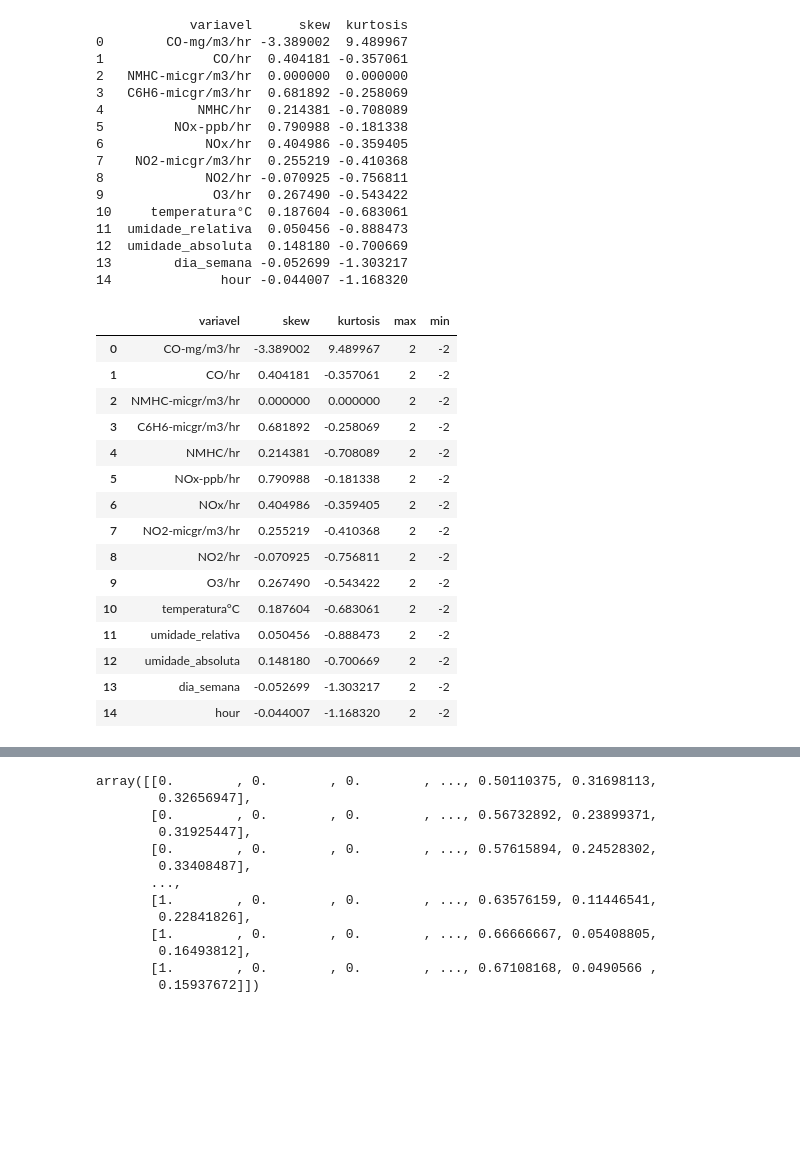
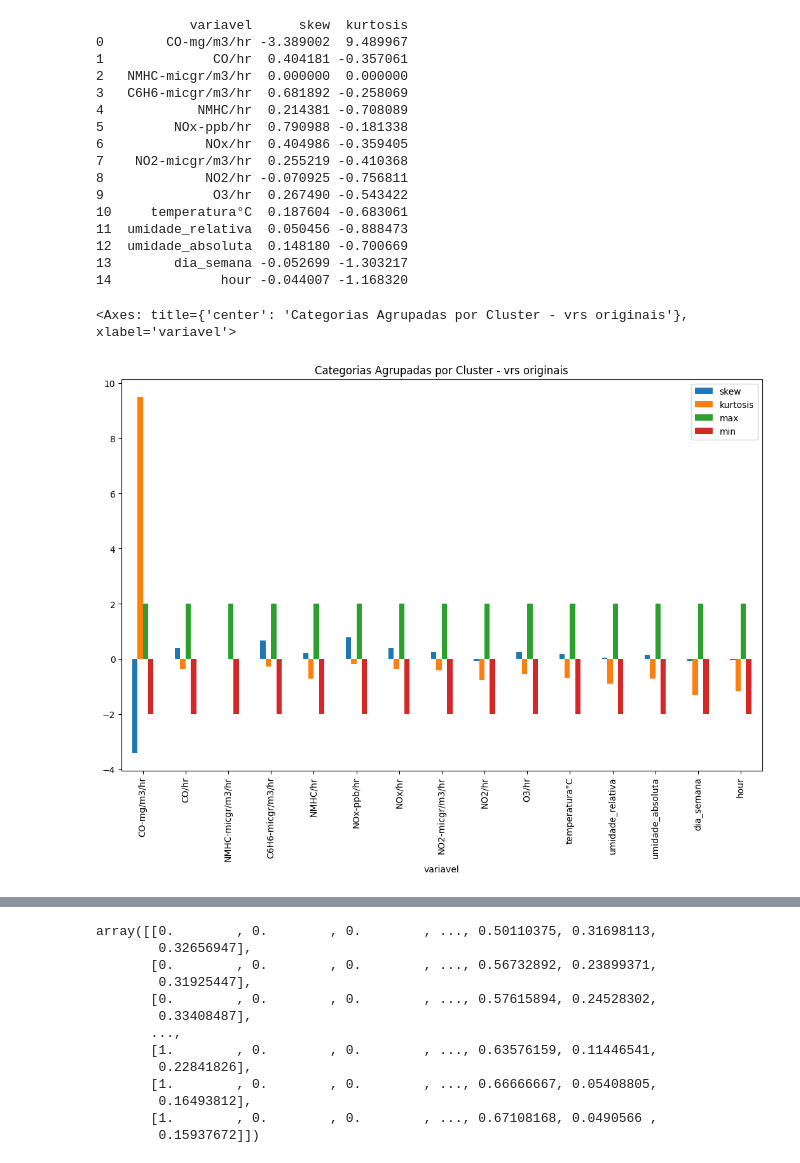
Before and after one commit to jairobernardesjunior/Qualidade_do_ar, a Jupyter notebook: qualidade_do_ar_analisa.ipynb, the cells around one changed output, grey strips where cells are left out. Cells and saved outputs as stored; diff of their text form; code cells hidden in the pictures; blank space fills up the shorter version.

```diff
--- a/qualidade_do_ar_analisa.ipynb
+++ b/qualidade_do_ar_analisa.ipynb
@@ -217,2 +62,0 @@ df_quality.duplicated().sum()
-# %%
-df_quality = df_quality.drop_duplicates()
@@ -428,19 +459,0 @@ df_skew_kurtosis_og['min'] = -2
-# %%
-df_skew_kurtosis_og
-# %% [output]
-|  | variavel | skew | kurtosis | max | min |
-| 0 | CO-mg/m3/hr | -3.389002 | 9.489967 | 2 | -2 |
-| 1 | CO/hr | 0.404181 | -0.357061 | 2 | -2 |
-| 2 | NMHC-micgr/m3/hr | 0.000000 | 0.000000 | 2 | -2 |
-| 3 | C6H6-micgr/m3/hr | 0.681892 | -0.258069 | 2 | -2 |
-| 4 | NMHC/hr | 0.214381 | -0.708089 | 2 | -2 |
-| 5 | NOx-ppb/hr | 0.790988 | -0.181338 | 2 | -2 |
-| 6 | NOx/hr | 0.404986 | -0.359405 | 2 | -2 |
-| 7 | NO2-micgr/m3/hr | 0.255219 | -0.410368 | 2 | -2 |
-| 8 | NO2/hr | -0.070925 | -0.756811 | 2 | -2 |
-| 9 | O3/hr | 0.267490 | -0.543422 | 2 | -2 |
-| 10 | temperatura°C | 0.187604 | -0.683061 | 2 | -2 |
-| 11 | umidade_relativa | 0.050456 | -0.888473 | 2 | -2 |
-| 12 | umidade_absoluta | 0.148180 | -0.700669 | 2 | -2 |
-| 13 | dia_semana | -0.052699 | -1.303217 | 2 | -2 |
-| 14 | hour | -0.044007 | -1.168320 | 2 | -2 |
@@ -446,0 +464,10 @@ df_skew_kurtosis_og
+# %%
+# plotando um gráfico para analisarmos os valores de skew e kurtosis
+df_skew_kurtosis_og.plot(x='variavel',
+        kind='bar',
+        stacked=False,
+        title='Categorias Agrupadas por Cluster - vrs originais',
+        figsize=(13,8))
+# %% [output]
+<Axes: title={'center': 'Categorias Agrupadas por Cluster - vrs originais'}, xlabel='variavel'>
+[figure, added]
```
Also changed, not shown: parts of 76 cells of this notebook.
